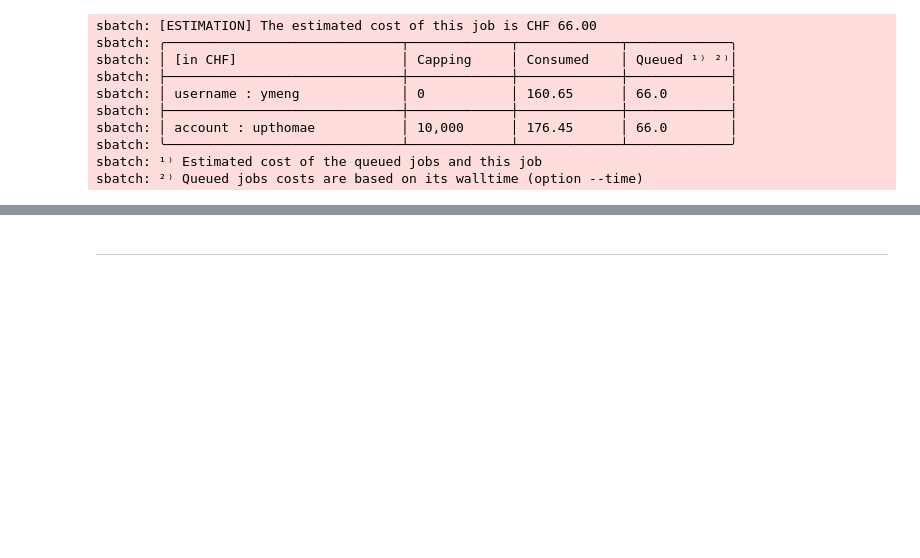
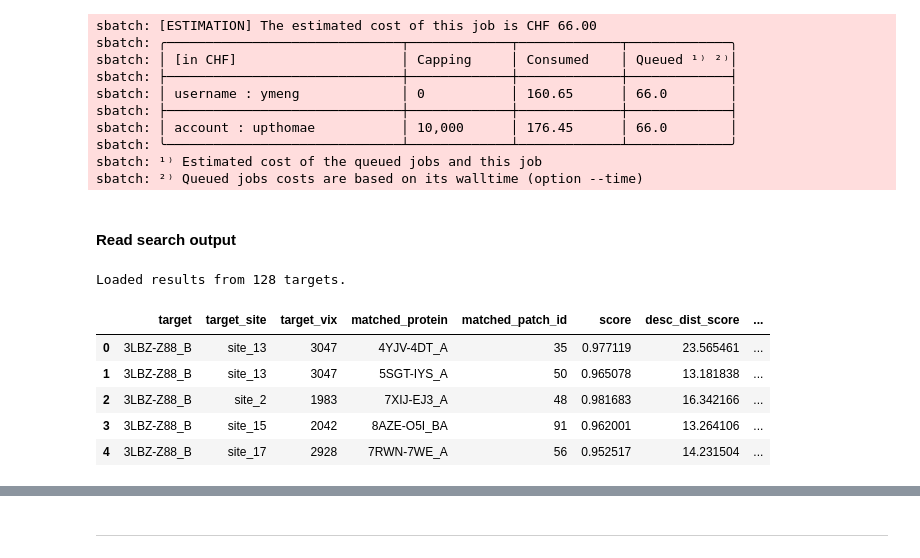
Before and after one commit to meng-yx/masif-neosurf-af2, a Jupyter notebook: notebooks/neosurf_neosurf.ipynb, the cells around one changed output, grey strips where cells are left out. Cells and saved outputs as stored; diff of their text form; code cells hidden in the pictures; blank space fills up the shorter version.

```diff
--- a/notebooks/neosurf_neosurf.ipynb
+++ b/notebooks/neosurf_neosurf.ipynb
@@ -398,3 +405,5 @@ sbatch: │ account : upthomae           │ 10,000      │ 176.45      │ 66.
 sbatch: ╰──────────────────────────────┴─────────────┴─────────────┴─────────────╯
 sbatch: ¹⁾ Estimated cost of the queued jobs and this job
 sbatch: ²⁾ Queued jobs costs are based on its walltime (option --time)
+# %% [markdown]
+#### Read search output
@@ -400,0 +416,26 @@ sbatch: ²⁾ Queued jobs costs are based on its walltime (option --time)
+# %%
+# Find all .csv under {masif_search_out_dir}/*/clustered_matches/*.csv and read into df_results
+import os
+import pandas as pd
+import glob
+
+# Find all result .csv files
+csv_files = glob.glob(os.path.join(masif_search_out_dir, "*", "clustered_matches", "*.csv"))
+
+# Read and concatenate into a single DataFrame
+df_results = pd.concat(
+    [pd.read_csv(f) for f in csv_files],
+    ignore_index=True
+)
+
+print(f"Loaded results from {len(df_results['target'].unique())} targets.")
+df_results.to_csv(results_csv, index=False)
+df_results.head()
+# %% [output]
+Loaded results from 128 targets.
+|  | target | target_site | target_vix | matched_protein | matched_patch_id | score | desc_dist_score | ... |
+| 0 | 3LBZ-Z88_B | site_13 | 3047 | 4YJV-4DT_A | 35 | 0.977119 | 23.565461 | ... |
+| 1 | 3LBZ-Z88_B | site_13 | 3047 | 5SGT-IYS_A | 50 | 0.965078 | 13.181838 | ... |
+| 2 | 3LBZ-Z88_B | site_2 | 1983 | 7XIJ-EJ3_A | 48 | 0.981683 | 16.342166 | ... |
+| 3 | 3LBZ-Z88_B | site_15 | 2042 | 8AZE-O5I_BA | 91 | 0.962001 | 13.264106 | ... |
+| 4 | 3LBZ-Z88_B | site_17 | 2928 | 7RWN-7WE_A | 56 | 0.952517 | 14.231504 | ... |
```
Also changed, not shown: parts of 13 cells of this notebook.
